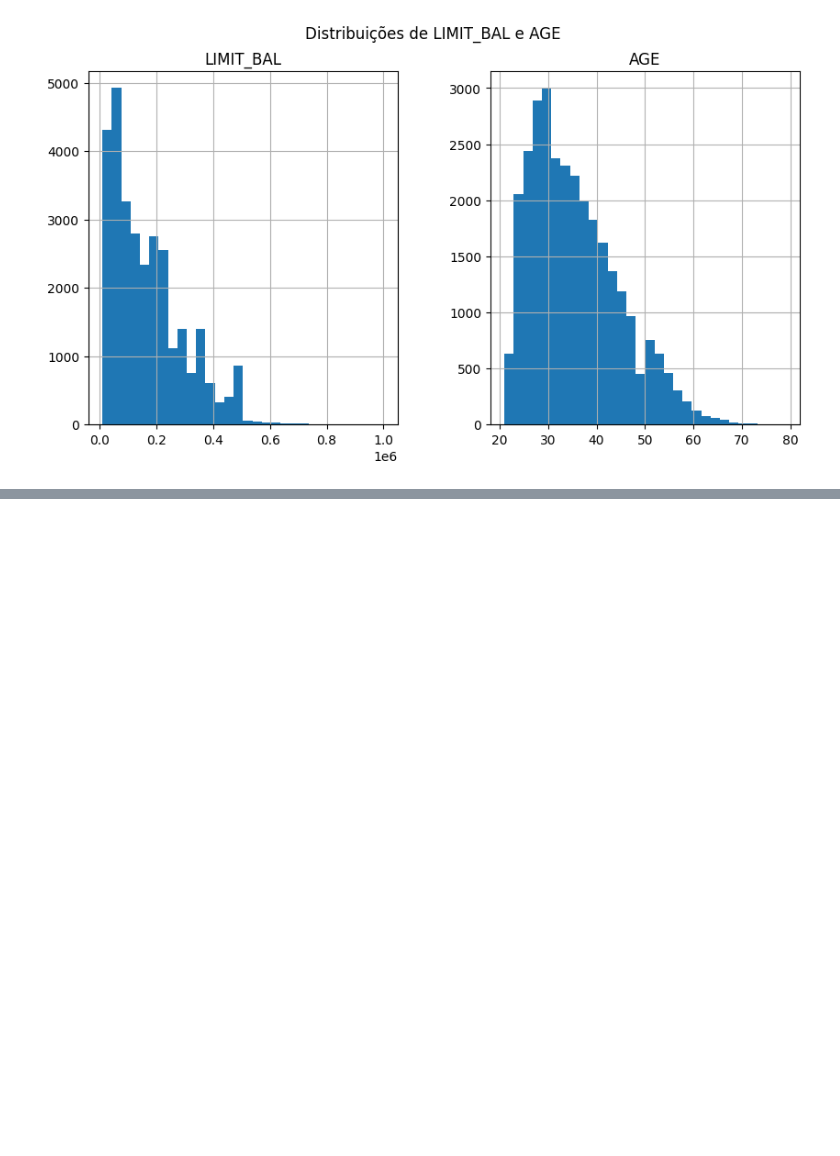
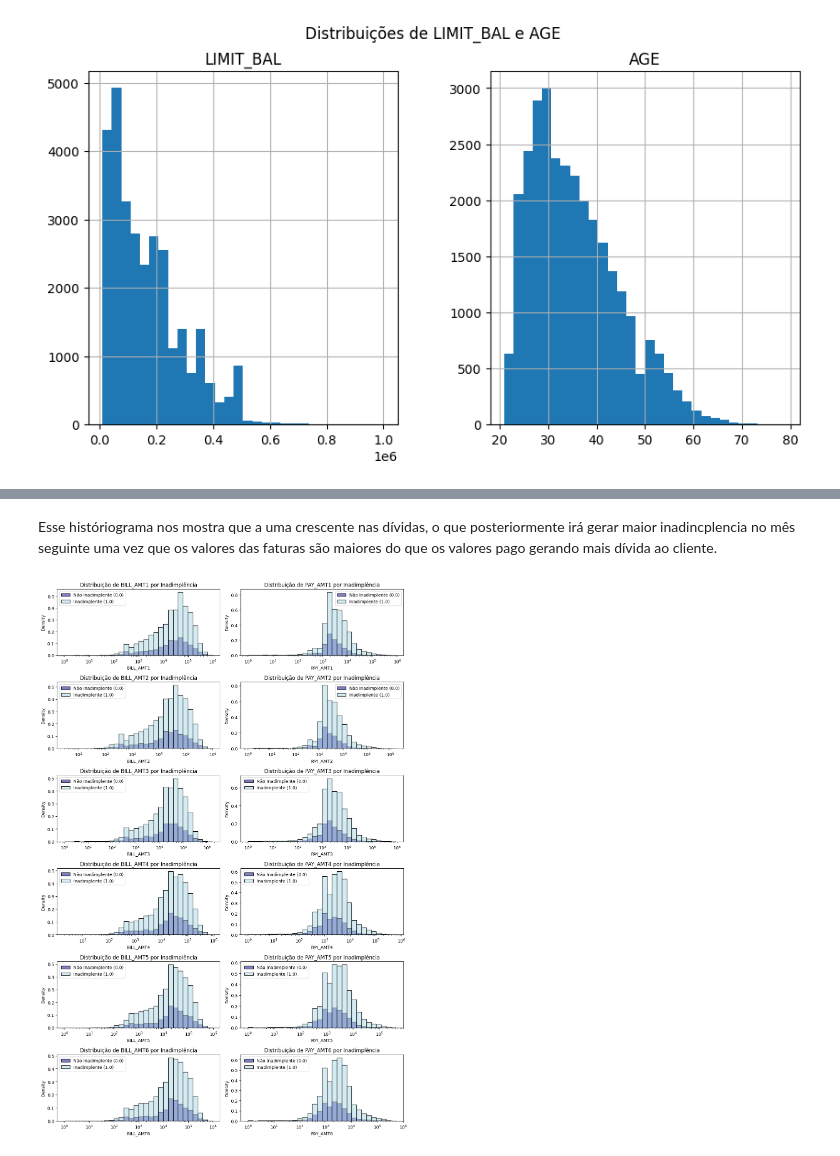
Before and after one commit to Micaelferrari/aprendizado-supervisionado, a Jupyter notebook: AprendizadoSuperisionado.ipynb, the cells around one changed output, grey strips where cells are left out. Cells and saved outputs as stored; diff of their text form; code cells hidden in the pictures; blank space fills up the shorter version.

```diff
--- a/AprendizadoSuperisionado.ipynb
+++ b/AprendizadoSuperisionado.ipynb
@@ -277,0 +314,33 @@ plt.show()
+# %% [markdown]
+Esse históriograma nos mostra que a uma crescente nas dívidas, o que posteriormente irá gerar maior inadincplencia no mês seguinte uma vez que os valores das faturas são maiores do que os valores pago gerando mais dívida ao cliente.
+# %%
+
+fig, axes = plt.subplots(6, 2, figsize=(12, 18))  # 6 rows, 2 columns
+bill_cols = ['BILL_AMT1', 'BILL_AMT2', 'BILL_AMT3', 'BILL_AMT4', 'BILL_AMT5', 'BILL_AMT6']
+pay_cols = ['PAY_AMT1', 'PAY_AMT2', 'PAY_AMT3', 'PAY_AMT4', 'PAY_AMT5', 'PAY_AMT6']
+
+# Combine bill and pay columns for iteration
+all_cols = list(zip(bill_cols, pay_cols))
+
+# Define a custom palette with dark blue for 1.0 and light blue for 0.0
+custom_palette = ['#ADD8E6', '#00008B']  # Light blue for 0.0, Dark blue for 1.0
+
+for i, (bill_col, pay_col) in enumerate(all_cols):
+    # Plot BILL_AMT histogram (left column)
+    ax_bill = axes[i, 0]
+    sns.histplot(data=df, x=bill_col, hue='default_payment_next_month', bins=30, stat='density', log_scale=True,
+                 palette=custom_palette, ax=ax_bill)
+    ax_bill.set_title(f'Distribuição de {bill_col} por Inadimplência')
+    ax_bill.legend(labels=['Não Inadimplente (0.0)', 'Inadimplente (1.0)'])  # Clear legend
+
+    # Plot PAY_AMT histogram (right column)
+    ax_pay = axes[i, 1]
+    sns.histplot(data=df, x=pay_col, hue='default_payment_next_month', bins=30, stat='density', log_scale=True,
+                 palette=custom_palette, ax=ax_pay)
+    ax_pay.set_title(f'Distribuição de {pay_col} por Inadimplência')
+    ax_pay.legend(labels=['Não Inadimplente (0.0)', 'Inadimplente (1.0)'])  # Clear legend
+
+plt.tight_layout()
+plt.show()
+# %% [output]
+[figure, added]
```
Also changed, not shown: parts of 11 cells of this notebook.
